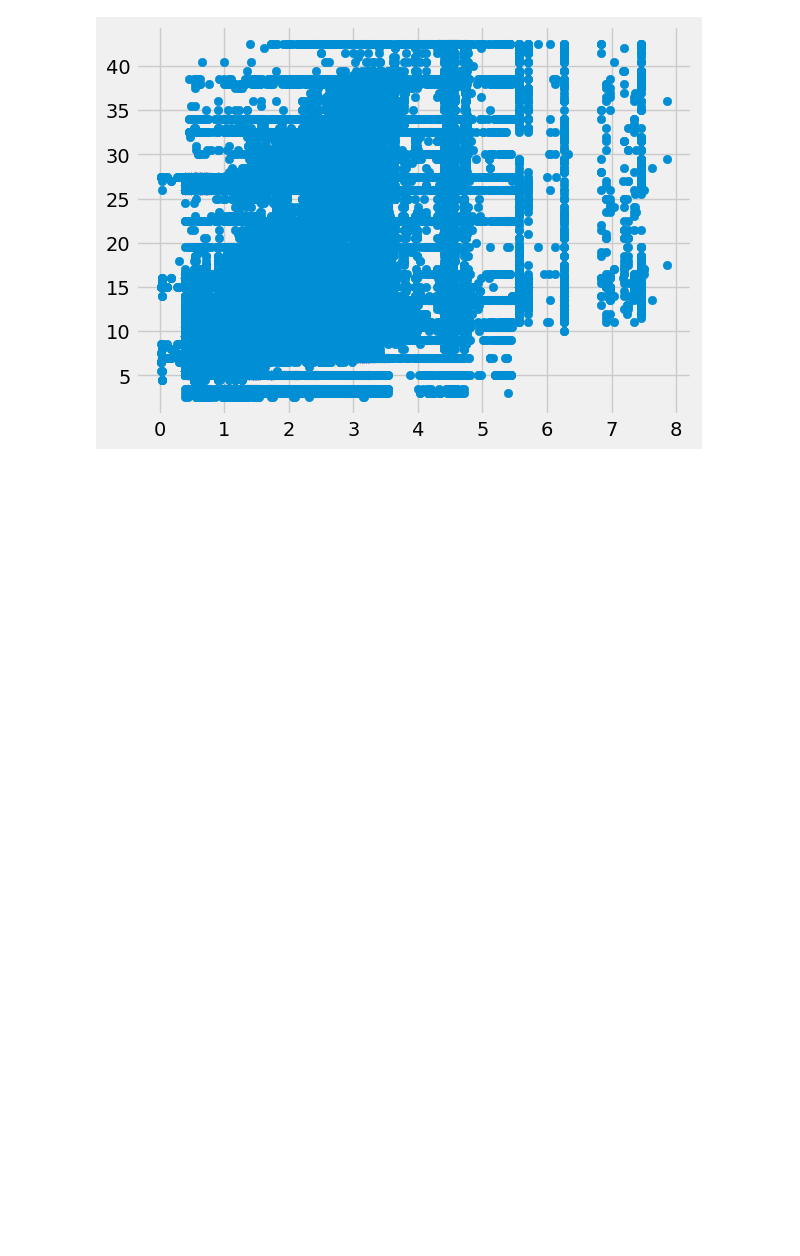
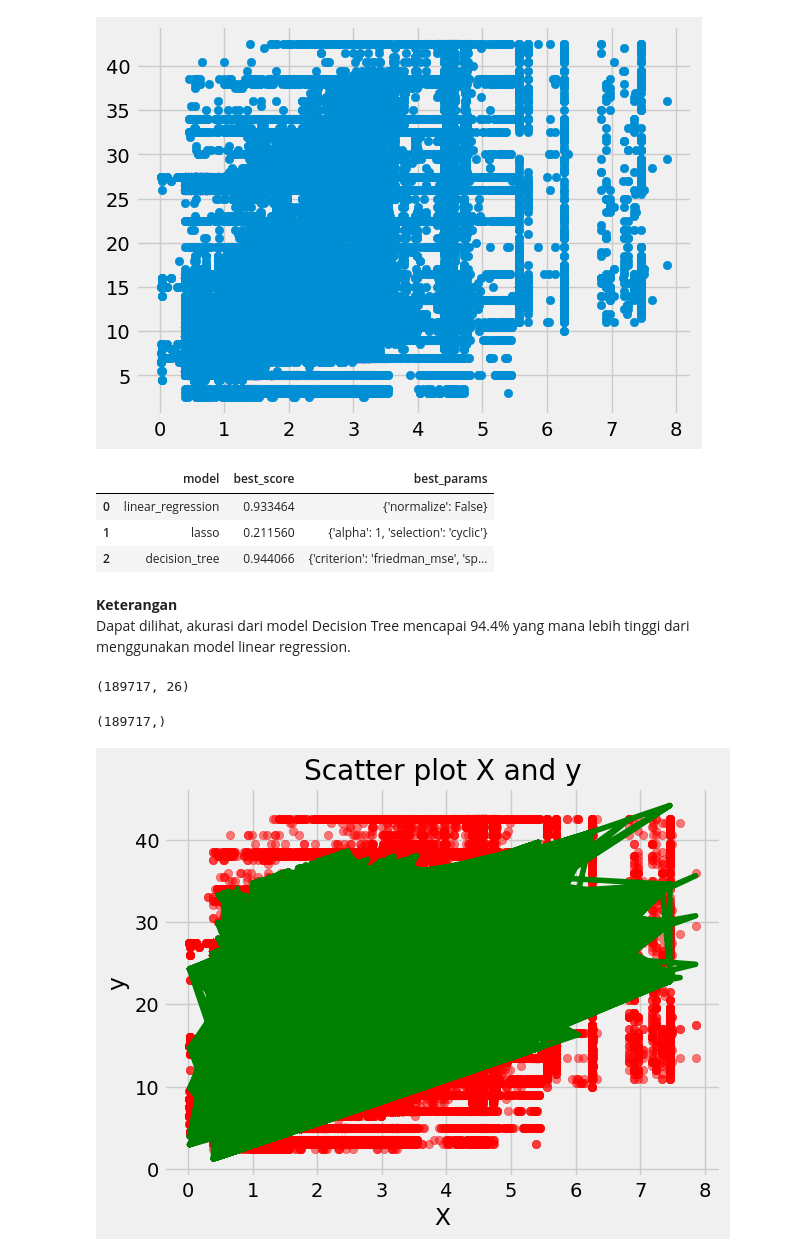
Before and after one commit to qarisp/H8_PYTN-KS08-019, a Jupyter notebook: FinalProject/PYTN_KampusMerdeka_fp1_Qaris Ardian Pratama.ipynb, the cells around one changed output. Drawn from its saved outputs; the diff is of its cells as text; code cells hidden in the pictures; blank space fills up the shorter version.

```diff
--- a/FinalProject/PYTN_KampusMerdeka_fp1_Qaris Ardian Pratama.ipynb
+++ b/FinalProject/PYTN_KampusMerdeka_fp1_Qaris Ardian Pratama.ipynb
@@ -645,3 +648,70 @@ plt.scatter(X_test[:, 1], y_test)
 # %% [output]
 <matplotlib.collections.PathCollection at 0x...>
 [figure]
+# %%
+def find_best_model_using_gridsearchcv(X,y):
+    algos = {
+        'linear_regression' : {
+            'model': LinearRegression(),
+            'params': {
+                'normalize': [True, False]
+            }
+        },
+        'lasso': {
+            'model': Lasso(),
+            'params': {
+                'alpha': [1,2],
+                'selection': ['random', 'cyclic']
+            }
+        },
+        'decision_tree': {
+            'model': DecisionTreeRegressor(),
+            'params': {
+                'criterion' : ['mse','friedman_mse'],
+                'splitter': ['best','random']
+            }
+        }
+    }
+    scores = []
+    cv = ShuffleSplit(n_splits=5, test_size=0.3, random_state=0)
+    for algo_name, config in algos.items():
+        gs =  GridSearchCV(config['model'], config['params'], cv=cv, return_train_score=False)
+        gs.fit(X,y)
+        scores.append({
+            'model': algo_name,
+            'best_score': gs.best_score_,
+            'best_params': gs.best_params_
+        })
+
+    return pd.DataFrame(scores,columns=['model','best_score','best_params'])
+
+import warnings
+warnings.filterwarnings('ignore')
+
+find_best_model_using_gridsearchcv(X,y)
+# %% [output]
+|  | model | best_score | best_params |
+| 0 | linear_regression | 0.933464 | {'normalize': False} |
+| 1 | lasso | 0.211560 | {'alpha': 1, 'selection': 'cyclic'} |
+| 2 | decision_tree | 0.944066 | {'criterion': 'friedman_mse', 'sp... |
+# %% [markdown]
+**Keterangan**
+<br>
+Dapat dilihat, akurasi dari model Decision Tree mencapai 94.4% yang mana lebih tinggi dari menggunakan model linear regression.
+# %%
+X_test.shape
+# %% [output]
+(189717, 26)
+# %%
+y_pred.shape
+# %% [output]
+(189717,)
+# %%
+plt.scatter(X[:, 1], y, alpha=0.5, color='red')
+plt.plot(X_test[:, 1], y_pred, color='green')
+plt.title('Scatter plot X and y')
+plt.xlabel('X')
+plt.ylabel('y')
+plt.show()
+# %% [output]
+[figure, added]
```
Also changed, not shown: parts of 1 cell of this notebook.
